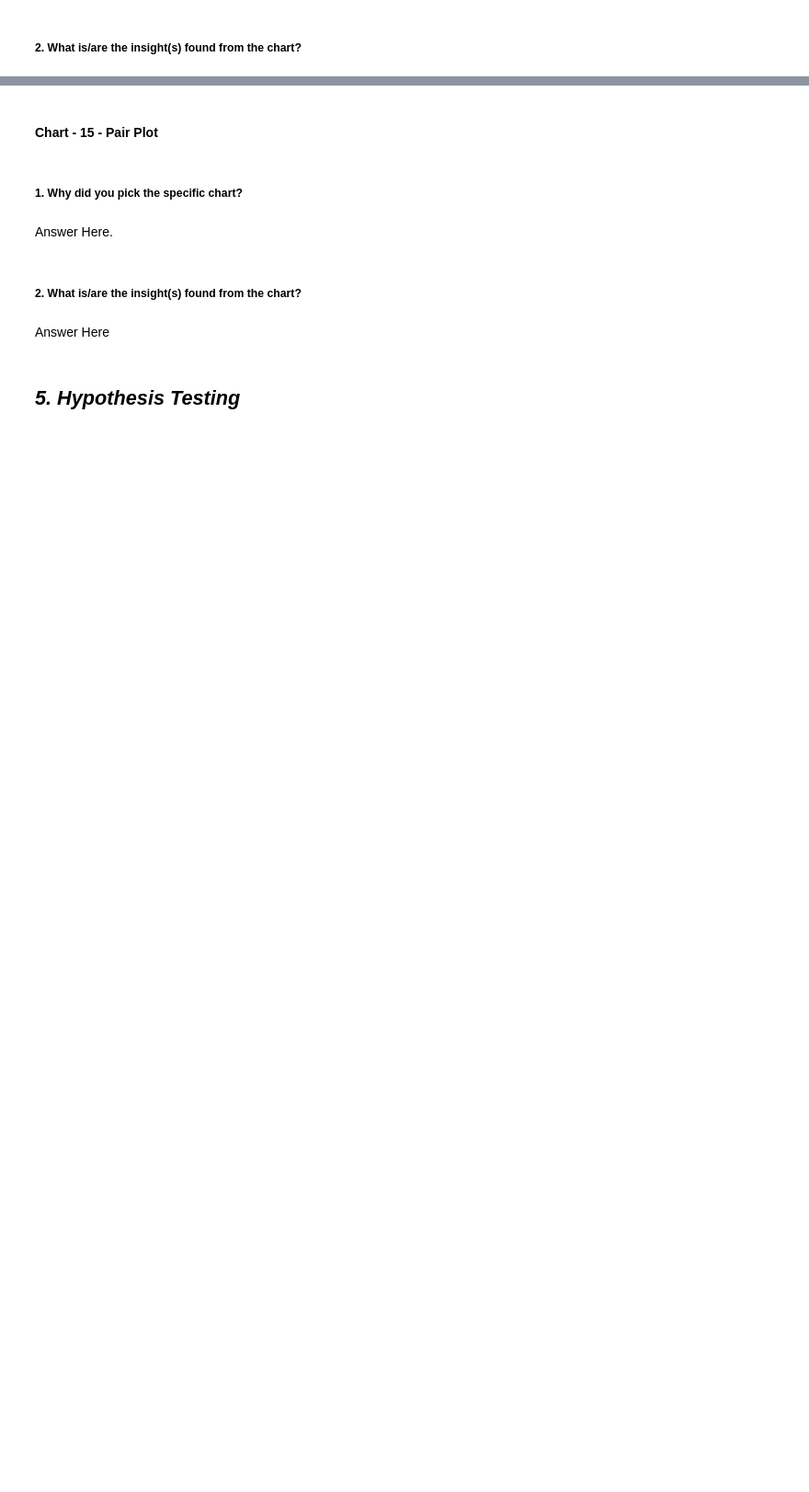
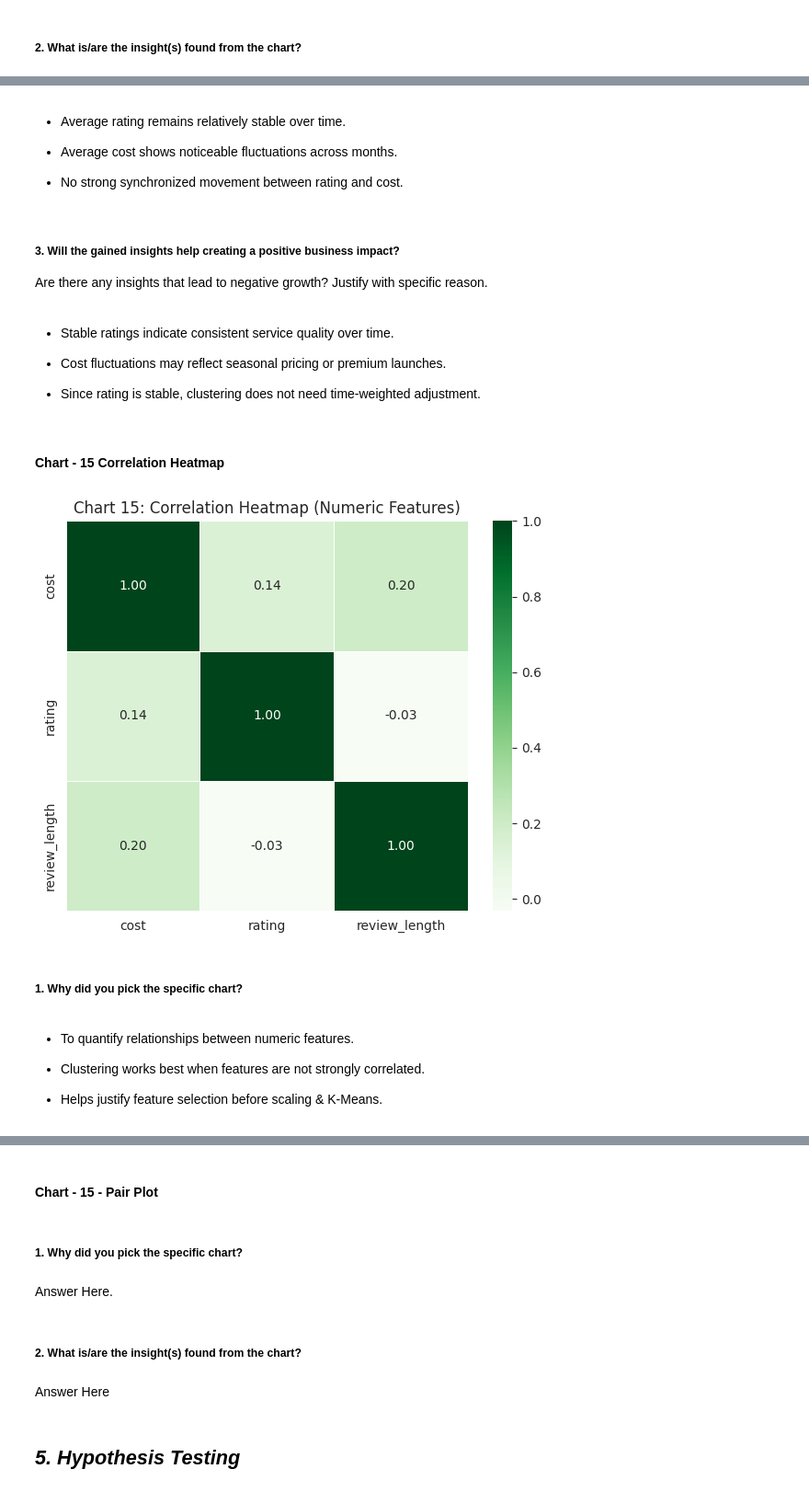
Before and after one commit to Sagarjain93/Machine-Learning-Portfolio, a Jupyter notebook: 03_ML_Practice/Zomato_Restaurant_Clustering/notebook/02_EDA.ipynb, the cells around one changed output, grey strips where cells are left out. Shown at 92% size. Drawn from its saved outputs; the diff is of its cells as text; code cells hidden in the pictures; blank space fills up the shorter version.

```diff
--- a/03_ML_Practice/Zomato_Restaurant_Clustering/notebook/02_EDA.ipynb
+++ b/03_ML_Practice/Zomato_Restaurant_Clustering/notebook/02_EDA.ipynb
@@ -1740,0 +1810,50 @@ Answer Here
+# %% [markdown]
+*  Average rating remains relatively stable over time.
+
+*  Average cost shows noticeable fluctuations across months.
+
+*  No strong synchronized movement between rating and cost.
+# %% [markdown]
+##### 3. Will the gained insights help creating a positive business impact?
+Are there any insights that lead to negative growth? Justify with specific reason.
+# %% [markdown]
+*  Stable ratings indicate consistent service quality over time.
+
+*  Cost fluctuations may reflect seasonal pricing or premium launches.
+
+*  Since rating is stable, clustering does not need time-weighted adjustment.
+# %% [markdown]
+#### **Chart - 15  Correlation Heatmap**
+# %%
+# ==========================================
+# Chart 15: Correlation Heatmap
+# ==========================================
+
+# Select numeric features
+numeric_df = merged_df[['cost', 'rating', 'review_length']]
+
+# Compute correlation matrix
+corr_matrix = numeric_df.corr()
+
+plt.figure(figsize=(6,5))
+
+sns.heatmap(corr_matrix,
+            annot=True,
+            cmap="Greens",
+            fmt=".2f",
+            linewidths=0.5)
+
+plt.title("Chart 15: Correlation Heatmap (Numeric Features)")
+
+plt.tight_layout()
+plt.show()
+# %% [output]
+[figure, added]
+# %% [markdown]
+##### 1. Why did you pick the specific chart?
+# %% [markdown]
+*  To quantify relationships between numeric features.
+
+*  Clustering works best when features are not strongly correlated.
+
+*  Helps justify feature selection before scaling & K-Means.
```
Also changed, not shown: parts of 19 cells of this notebook.
